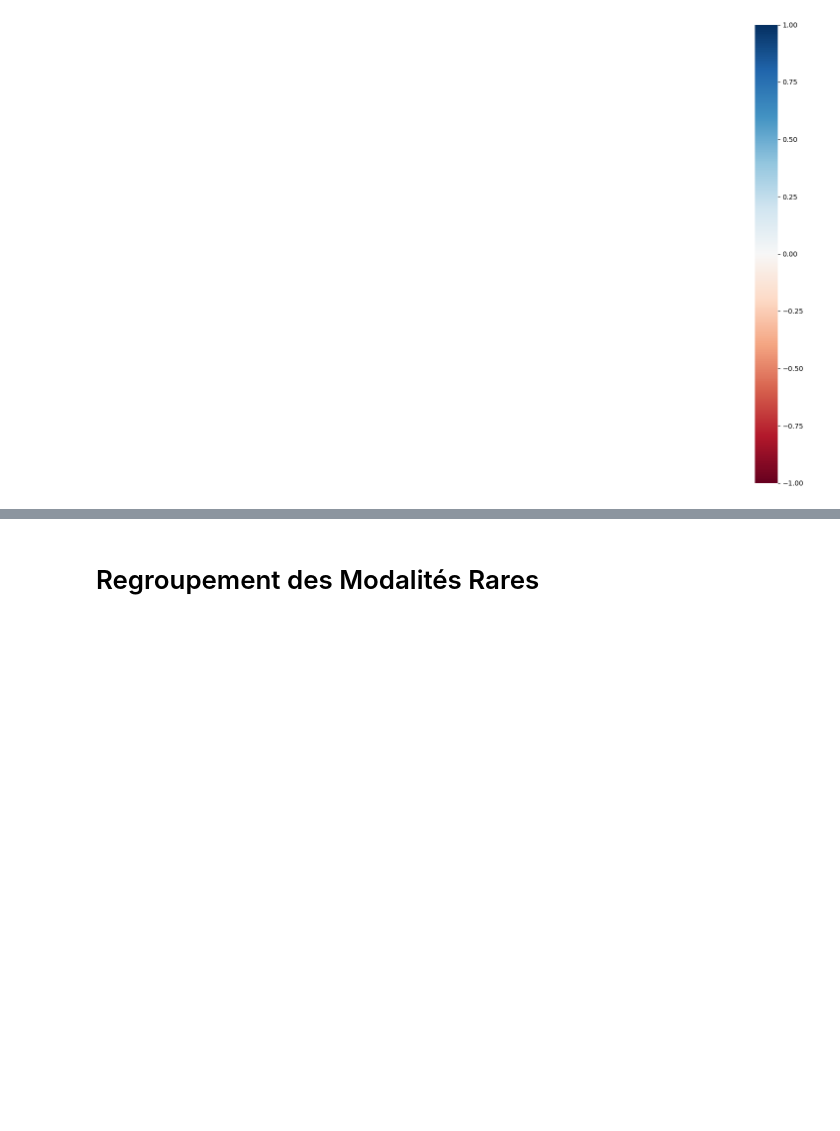
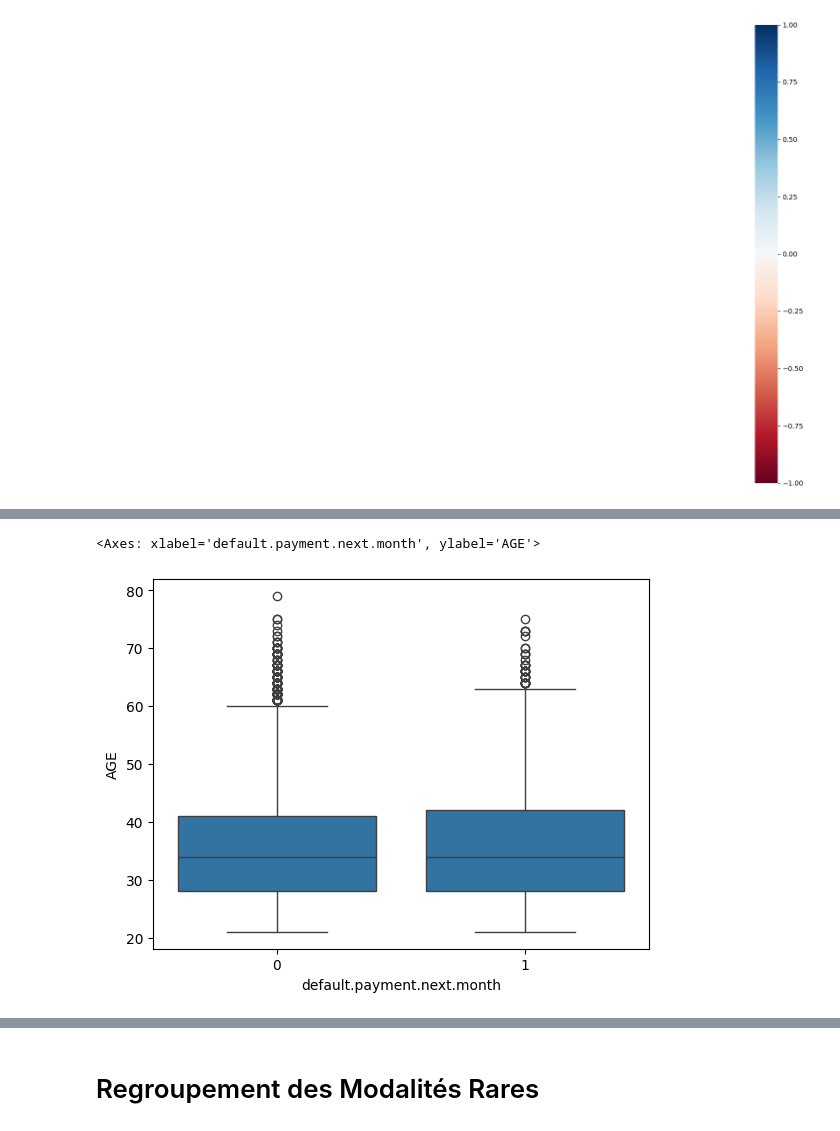
Before and after one commit to ladijadi/Projet_Scoring, a Jupyter notebook: 1_credit_scoring_problem_definition.ipynb, the cells around one changed output, grey strips where cells are left out. Cells and saved outputs as stored; diff of their text form; code cells hidden in the pictures; blank space fills up the shorter version.

```diff
--- a/1_credit_scoring_problem_definition.ipynb
+++ b/1_credit_scoring_problem_definition.ipynb
@@ -250 +252,7 @@ PAY_AMT6     1500.0    4000.00   528666.0    1500.0
+# %%
+# Boxplot of AGE by default.payment.next.month
+sns.boxplot(x='default.payment.next.month', y='AGE', data=data)
+# %% [output]
+<Axes: xlabel='default.payment.next.month', ylabel='AGE'>
+[figure, added]
 # %%
```
Also changed, not shown: parts of 28 cells of this notebook.
